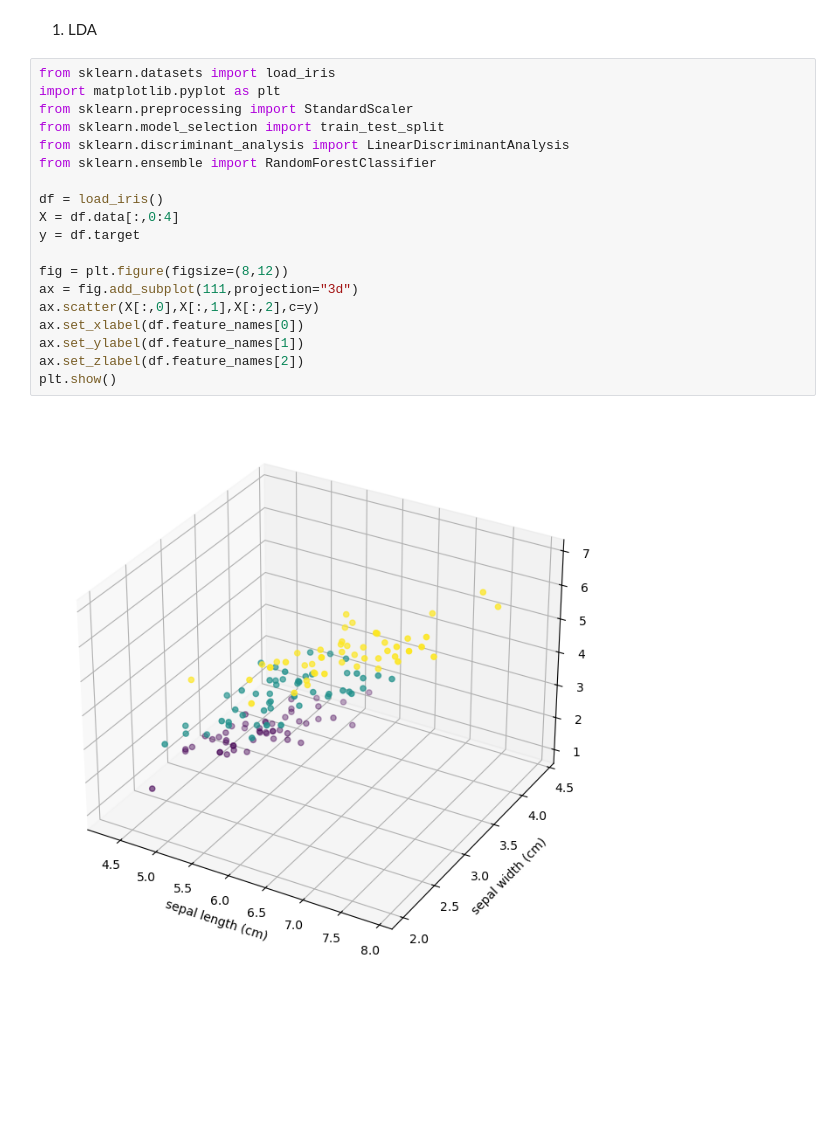
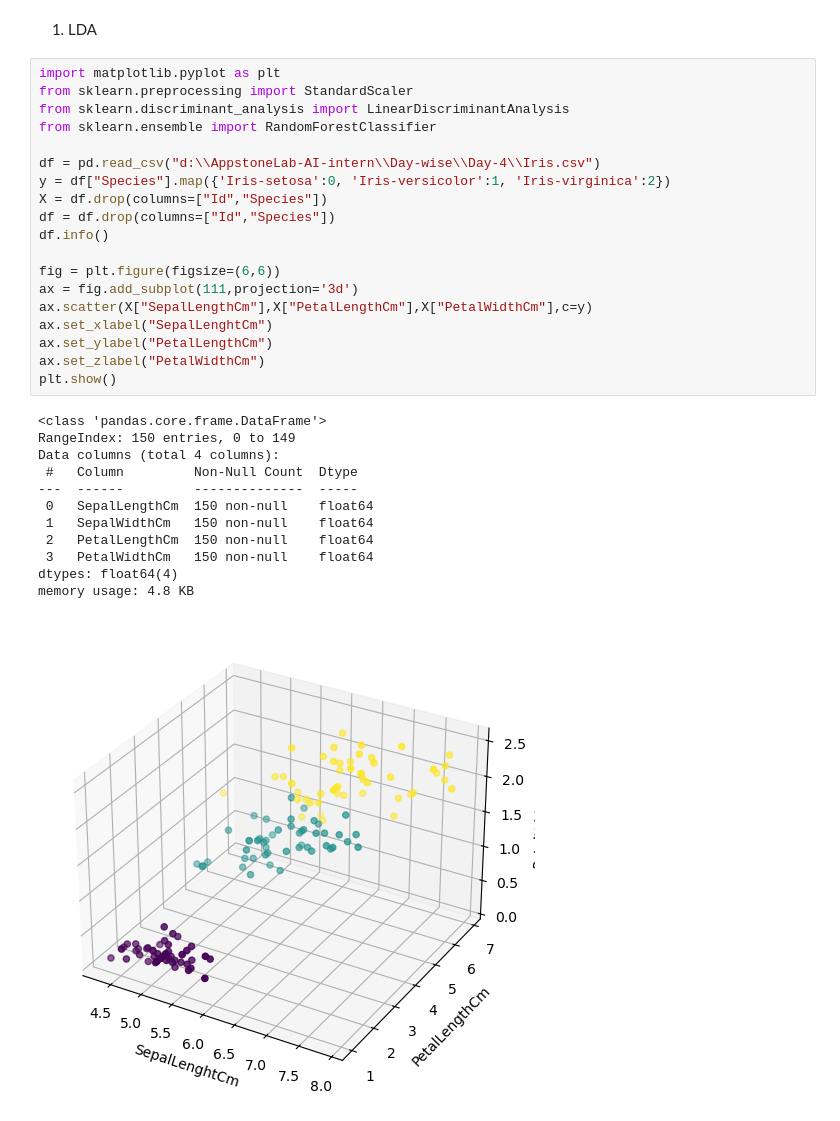
Before and after one commit to Dhairya1910/AppstoneLab-AI-intern, a Jupyter notebook: Day-wise/Day-4/Practice.ipynb, the cells around one changed output. Drawn from its saved outputs; the diff is of its cells as text; blank space fills up the shorter version.

```diff
--- a/Day-wise/Day-4/Practice.ipynb
+++ b/Day-wise/Day-4/Practice.ipynb
@@ -344,23 +405,34 @@ Y = df.target
 # %% [markdown]
 1. LDA
 # %%
-from sklearn.datasets import load_iris
 import matplotlib.pyplot as plt
 from sklearn.preprocessing import StandardScaler
-from sklearn.model_selection import train_test_split
 from sklearn.discriminant_analysis import LinearDiscriminantAnalysis
 from sklearn.ensemble import RandomForestClassifier
 
-df = load_iris()
-X = df.data[:,0:4]
-y = df.target
+df = pd.read_csv("d:\\AppstoneLab-AI-intern\\Day-wise\\Day-4\\Iris.csv")
+y = df["Species"].map({'Iris-setosa':0, 'Iris-versicolor':1, 'Iris-virginica':2})
+X = df.drop(columns=["Id","Species"])
+df = df.drop(columns=["Id","Species"])
+df.info()
 
-fig = plt.figure(figsize=(8,12))
-ax = fig.add_subplot(111,projection="3d")
-ax.scatter(X[:,0],X[:,1],X[:,2],c=y)
-ax.set_xlabel(df.feature_names[0])
-ax.set_ylabel(df.feature_names[1])
-ax.set_zlabel(df.feature_names[2])
+fig = plt.figure(figsize=(6,6))
+ax = fig.add_subplot(111,projection='3d')
+ax.scatter(X["SepalLengthCm"],X["PetalLengthCm"],X["PetalWidthCm"],c=y)
+ax.set_xlabel("SepalLenghtCm")
+ax.set_ylabel("PetalLengthCm")
+ax.set_zlabel("PetalWidthCm")
 plt.show()
 # %% [output]
+<class 'pandas.core.frame.DataFrame'>
+RangeIndex: 150 entries, 0 to 149
+Data columns (total 4 columns):
+ #   Column         Non-Null Count  Dtype
+---  ------         --------------  -----
+ 0   SepalLengthCm  150 non-null    float64
+ 1   SepalWidthCm   150 non-null    float64
+ 2   PetalLengthCm  150 non-null    float64
+ 3   PetalWidthCm   150 non-null    float64
+dtypes: float64(4)
+memory usage: 4.8 KB
-[figure, old version]
+[figure, new version]
```
Also changed, not shown: parts of 4 cells of this notebook, 1 other file.
